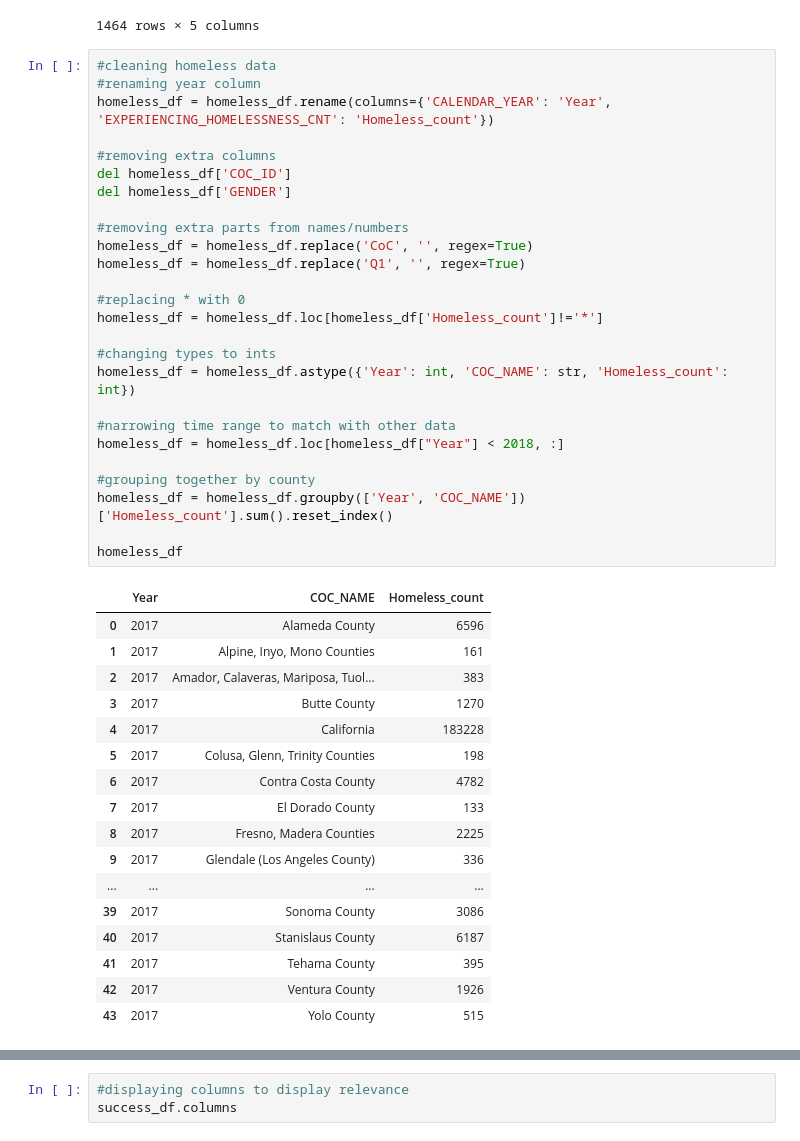
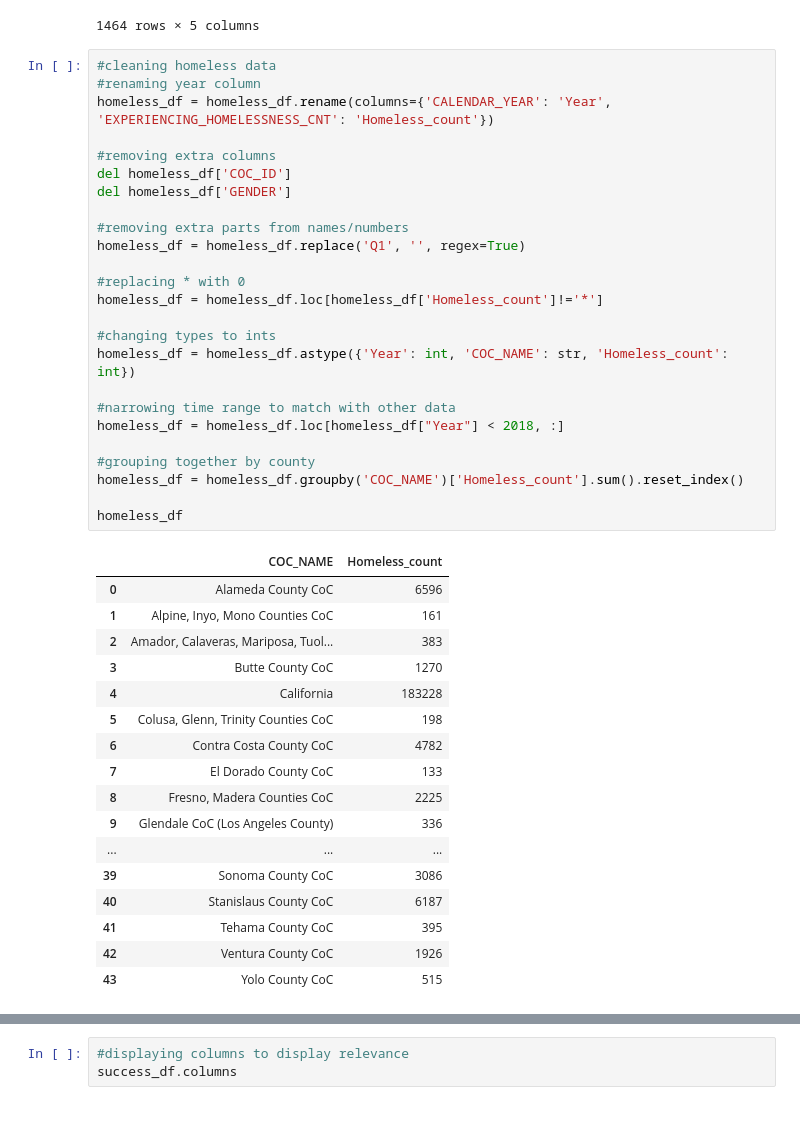
Before and after one commit to evacs/Project-1, a Jupyter notebook: voc_rehab.ipynb, the cells around one changed output, grey strips where cells are left out. Saved outputs shown, nothing was run; the diff lists cells and outputs as text.

```diff
--- a/voc_rehab.ipynb
+++ b/voc_rehab.ipynb
@@ -111,47 +115,46 @@ homeless_df
 # %%
 #cleaning homeless data
 #renaming year column
 homeless_df = homeless_df.rename(columns={'CALENDAR_YEAR': 'Year', 'EXPERIENCING_HOMELESSNESS_CNT': 'Homeless_count'})
 
 #removing extra columns
 del homeless_df['COC_ID']
 del homeless_df['GENDER']
 
 #removing extra parts from names/numbers
-homeless_df = homeless_df.replace('CoC', '', regex=True)
 homeless_df = homeless_df.replace('Q1', '', regex=True)
 
 #replacing * with 0
 homeless_df = homeless_df.loc[homeless_df['Homeless_count']!='*']
 
 #changing types to ints
 homeless_df = homeless_df.astype({'Year': int, 'COC_NAME': str, 'Homeless_count': int})
 
 #narrowing time range to match with other data
 homeless_df = homeless_df.loc[homeless_df["Year"] < 2018, :]
 
 #grouping together by county
-homeless_df = homeless_df.groupby(['Year', 'COC_NAME'])['Homeless_count'].sum().reset_index()
+homeless_df = homeless_df.groupby('COC_NAME')['Homeless_count'].sum().reset_index()
 
 homeless_df
 # %% [output]
-|  | Year | COC_NAME | Homeless_count |
-| 0 | 2017 | Alameda County | 6596 |
-| 1 | 2017 | Alpine, Inyo, Mono Counties | 161 |
-| 2 | 2017 | Amador, Calaveras, Mariposa, Tuol... | 383 |
-| 3 | 2017 | Butte County | 1270 |
-| 4 | 2017 | California | 183228 |
-| 5 | 2017 | Colusa, Glenn, Trinity Counties | 198 |
-| 6 | 2017 | Contra Costa County | 4782 |
-| 7 | 2017 | El Dorado County | 133 |
-| 8 | 2017 | Fresno, Madera Counties | 2225 |
-| 9 | 2017 | Glendale (Los Angeles County) | 336 |
-| ... | ... | ... | ... |
-| 39 | 2017 | Sonoma County | 3086 |
-| 40 | 2017 | Stanislaus County | 6187 |
-| 41 | 2017 | Tehama County | 395 |
-| 42 | 2017 | Ventura County | 1926 |
-| 43 | 2017 | Yolo County | 515 |
+|  | COC_NAME | Homeless_count |
+| 0 | Alameda County CoC | 6596 |
+| 1 | Alpine, Inyo, Mono Counties CoC | 161 |
+| 2 | Amador, Calaveras, Mariposa, Tuol... | 383 |
+| 3 | Butte County CoC | 1270 |
+| 4 | California | 183228 |
+| 5 | Colusa, Glenn, Trinity Counties CoC | 198 |
+| 6 | Contra Costa County CoC | 4782 |
+| 7 | El Dorado County CoC | 133 |
+| 8 | Fresno, Madera Counties CoC | 2225 |
+| 9 | Glendale CoC (Los Angeles County) | 336 |
+| ... | ... | ... |
+| 39 | Sonoma County CoC | 3086 |
+| 40 | Stanislaus County CoC | 6187 |
+| 41 | Tehama County CoC | 395 |
+| 42 | Ventura County CoC | 1926 |
+| 43 | Yolo County CoC | 515 |
 # %%
 #intoducing COC to County data
 coc_county_df = pd.read_csv(coc_county_path)
```
Also changed, not shown: parts of 15 cells of this notebook.
